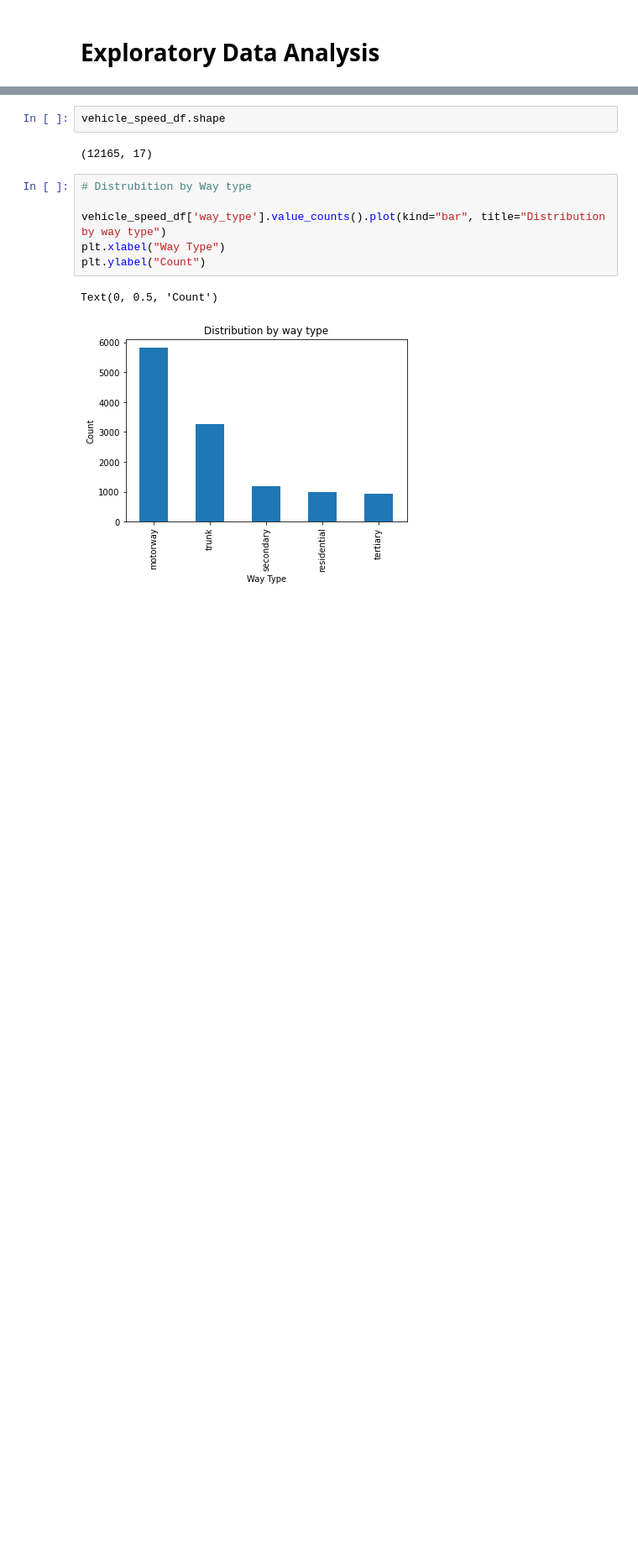
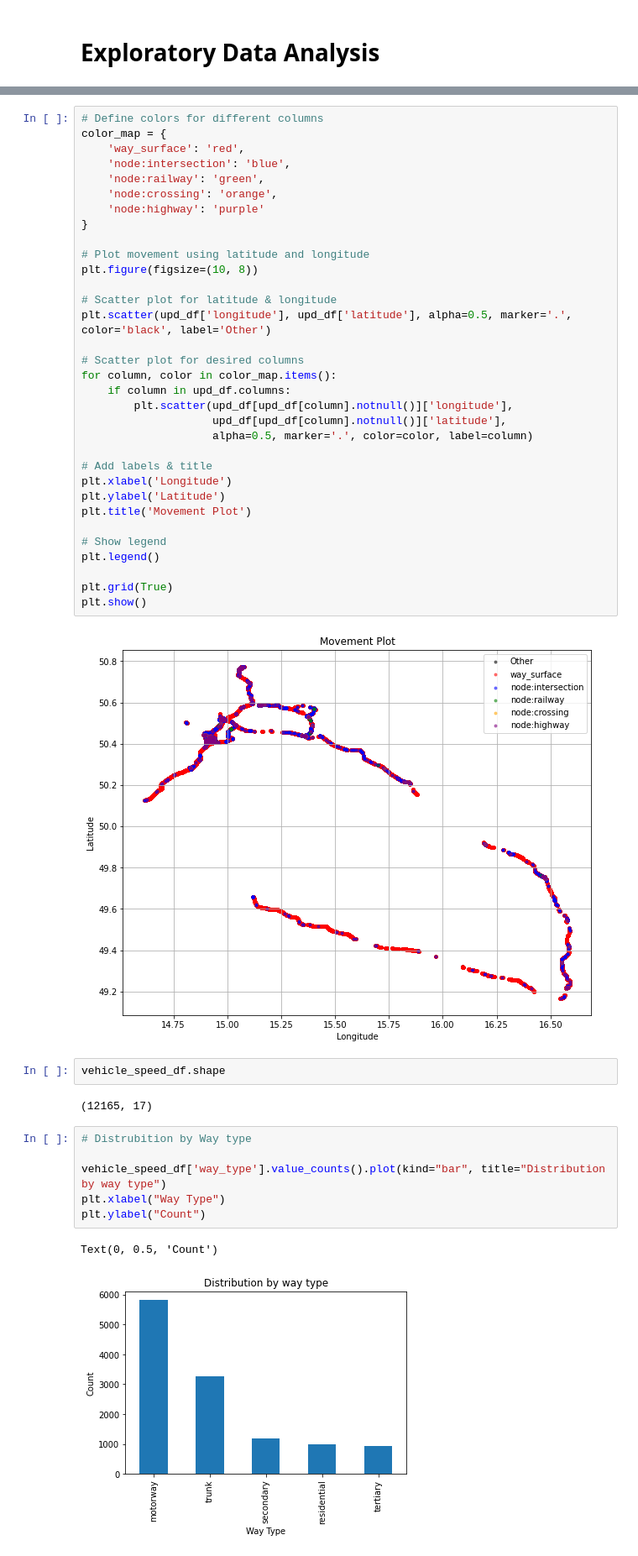
Before and after one commit to jesseg102/ADS-508--Cloud-Computing, a Jupyter notebook: final_project.ipynb, the cells around one changed output, grey strips where cells are left out. Shown at 84% size. Drawn from its saved outputs; the diff is of its cells as text; blank space fills up the shorter version.

```diff
--- a/final_project.ipynb
+++ b/final_project.ipynb
@@ -268,3 +413,38 @@ vehicle_speed_df.head()
+# %%
+# Define colors for different columns
+color_map = {
+    'way_surface': 'red',
+    'node:intersection': 'blue',
+    'node:railway': 'green',
+    'node:crossing': 'orange',
+    'node:highway': 'purple'
+}
+
+# Plot movement using latitude and longitude
+plt.figure(figsize=(10, 8))
+
+# Scatter plot for latitude & longitude
+plt.scatter(upd_df['longitude'], upd_df['latitude'], alpha=0.5, marker='.', color='black', label='Other')
+
+# Scatter plot for desired columns
+for column, color in color_map.items():
+    if column in upd_df.columns:
+        plt.scatter(upd_df[upd_df[column].notnull()]['longitude'],
+                    upd_df[upd_df[column].notnull()]['latitude'],
+                    alpha=0.5, marker='.', color=color, label=column)
+
+# Add labels & title
+plt.xlabel('Longitude')
+plt.ylabel('Latitude')
+plt.title('Movement Plot')
+
+# Show legend
+plt.legend()
+
+plt.grid(True)
+plt.show()
+# %% [output]
+[figure, added]
 # %%
 vehicle_speed_df.shape
 # %% [output]
```
Also changed, not shown: parts of 18 cells of this notebook.
